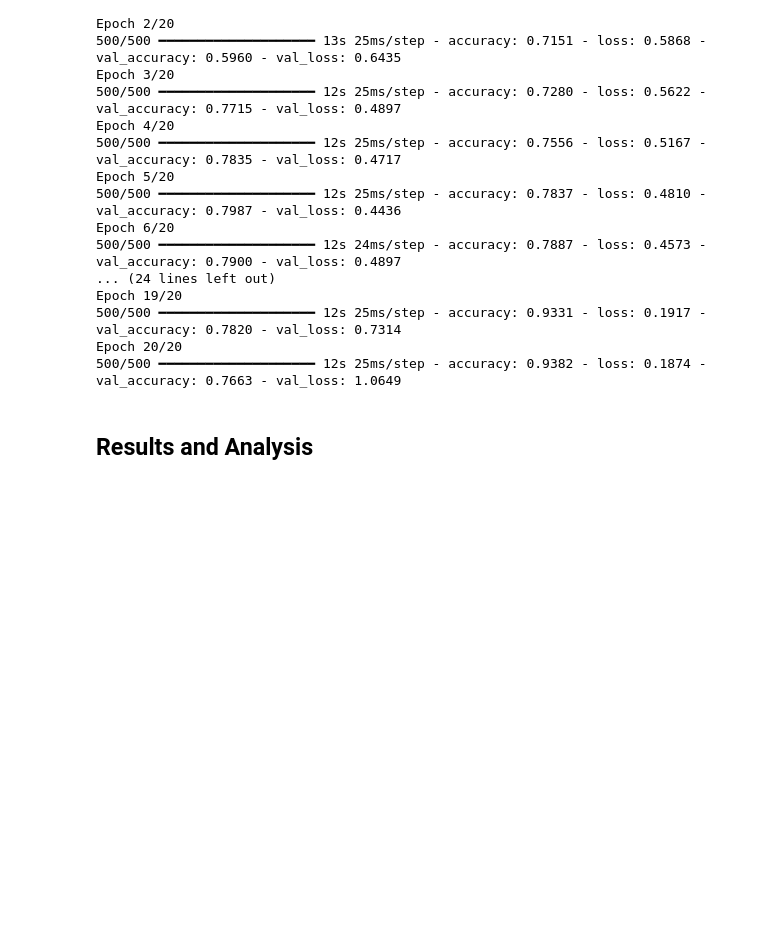
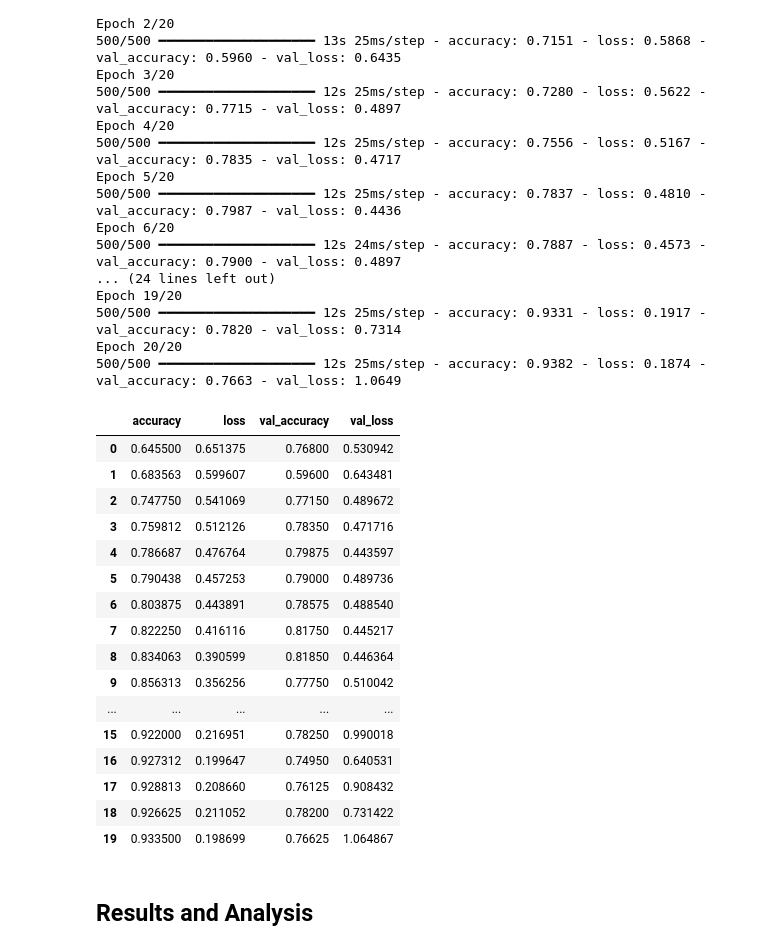
Before and after one commit to FleaBusyBeeBergs/dtsa5511-cnn-cancer-detection, a Jupyter notebook: cnn-cancer-detection.ipynb, the cells around one changed output. Drawn from its saved outputs; the diff is of its cells as text; code cells hidden in the pictures; blank space fills up the shorter version.

```diff
--- a/cnn-cancer-detection.ipynb
+++ b/cnn-cancer-detection.ipynb
@@ -760,7 +760,8 @@ final_model.compile(optimizer = 'rmsprop',
 history = final_model.fit(X_train, y_train,
                     validation_data = (X_val, y_val),
                     epochs = 20,
-                    batch_size = 32)
+                    batch_size = 32,
+                    verbose = 0     )
 # %% [output]
 Epoch 1/20
 500/500 ━━━━━━━━━━━━━━━━━━━━ 16s 28ms/step - accuracy: 0.5824 - loss: 0.6989 - val_accuracy: 0.7680 - val_loss: 0.5309
@@ -779,6 +780,28 @@ Epoch 19/20
 500/500 ━━━━━━━━━━━━━━━━━━━━ 12s 25ms/step - accuracy: 0.9331 - loss: 0.1917 - val_accuracy: 0.7820 - val_loss: 0.7314
 Epoch 20/20
 500/500 ━━━━━━━━━━━━━━━━━━━━ 12s 25ms/step - accuracy: 0.9382 - loss: 0.1874 - val_accuracy: 0.7663 - val_loss: 1.0649
+# %%
+history_final = pd.DataFrame(history.history)
+
+history_final
+# %% [output]
+|  | accuracy | loss | val_accuracy | val_loss |
+| 0 | 0.645500 | 0.651375 | 0.76800 | 0.530942 |
+| 1 | 0.683563 | 0.599607 | 0.59600 | 0.643481 |
+| 2 | 0.747750 | 0.541069 | 0.77150 | 0.489672 |
+| 3 | 0.759812 | 0.512126 | 0.78350 | 0.471716 |
+| 4 | 0.786687 | 0.476764 | 0.79875 | 0.443597 |
+| 5 | 0.790438 | 0.457253 | 0.79000 | 0.489736 |
+| 6 | 0.803875 | 0.443891 | 0.78575 | 0.488540 |
+| 7 | 0.822250 | 0.416116 | 0.81750 | 0.445217 |
+| 8 | 0.834063 | 0.390599 | 0.81850 | 0.446364 |
+| 9 | 0.856313 | 0.356256 | 0.77750 | 0.510042 |
+| ... | ... | ... | ... | ... |
+| 15 | 0.922000 | 0.216951 | 0.78250 | 0.990018 |
+| 16 | 0.927312 | 0.199647 | 0.74950 | 0.640531 |
+| 17 | 0.928813 | 0.208660 | 0.76125 | 0.908432 |
+| 18 | 0.926625 | 0.211052 | 0.78200 | 0.731422 |
+| 19 | 0.933500 | 0.198699 | 0.76625 | 1.064867 |
 # %% [markdown]
 ## Results and Analysis
 # %% [markdown]
```
Also changed, not shown: parts of 8 cells of this notebook.
